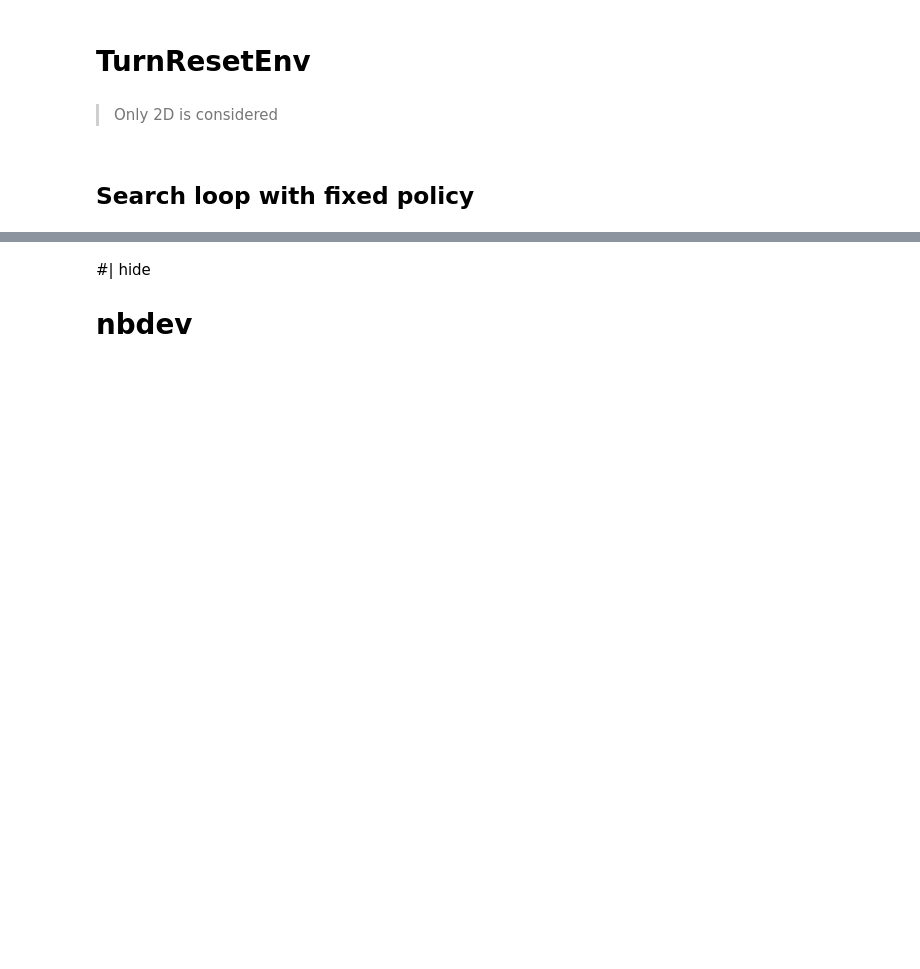
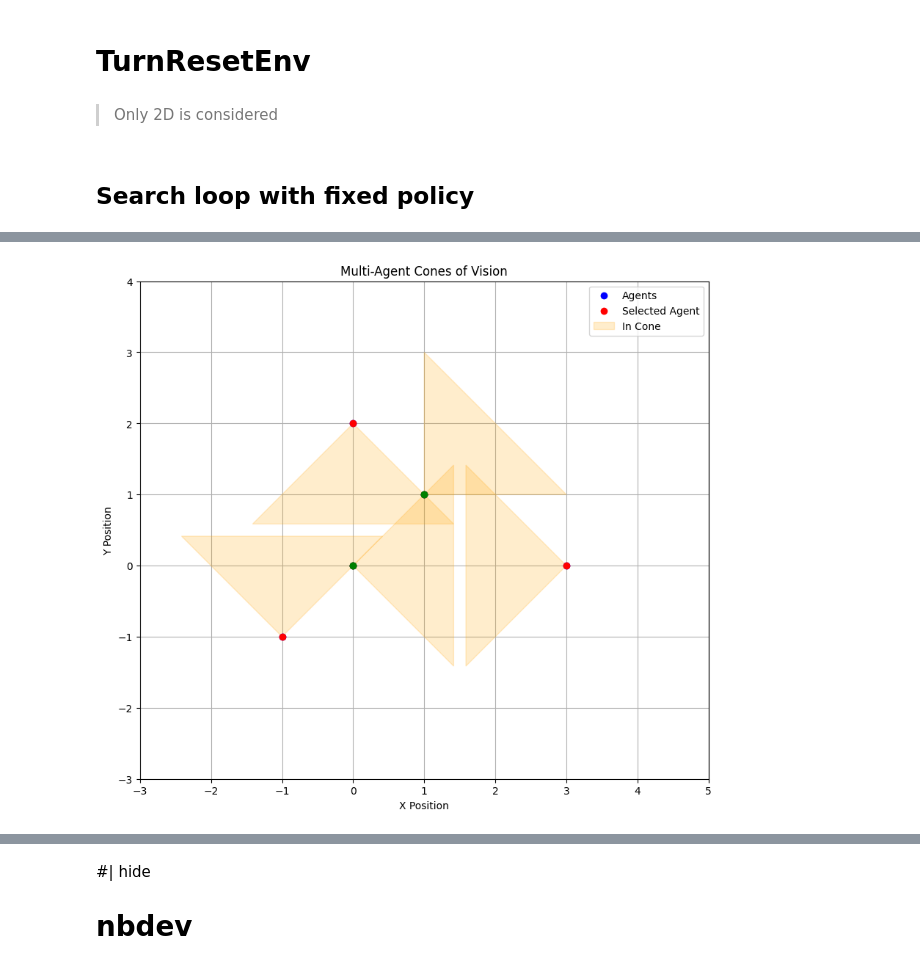
Before and after one commit to gorkamunoz/rl_opts, a Jupyter notebook: nbs/lib_nbs/11_environments_numba.ipynb, the cells around one changed output, grey strips where cells are left out. Cells and saved outputs as stored; diff of their text form; code cells hidden in the pictures; blank space fills up the shorter version.

```diff
--- a/nbs/lib_nbs/11_environments_numba.ipynb
+++ b/nbs/lib_nbs/11_environments_numba.ipynb
@@ -558,0 +794,8 @@ def search_loop_turn_reset_sharp(T, reset, turn, env):
+# %%
+# Example data
+positions = np.random.rand(15, 2)  # N=4 agents
+target_positions = np.random.rand(10, 2)  # M=3 targets
+r = 0.5  # Radii for each target
+
+agent_to_target = check_collective_encounter(positions, target_positions, r)
+print("Agent to Target Assignment:", agent_to_target)
@@ -558,0 +858,8 @@ def search_loop_turn_reset_sharp(T, reset, turn, env):
+# %%
+positions = np.array([[0, 0], [1, 1], [3, 0], [0, 2], [-1, -1]])
+directions = np.array([0, np.pi/4, np.pi, -np.pi/2, np.pi/2])  # Directions for each agent
+k = 2.0
+theta = np.pi / 2  # 90 degrees
+
+result, _ = multi_agents_in_cone(positions, directions, k, theta)
+print("Number of agents in the cone for each agent:", result)
@@ -558,0 +868,71 @@ def search_loop_turn_reset_sharp(T, reset, turn, env):
+# %%
+import matplotlib.pyplot as plt
+import numpy as np
+
+def plot_multi_agents_in_cone(positions, directions, k, theta):
+    """
+    Visual test for the multi_agents_in_cone function. Plots the agents, their cones of vision, and highlights agents in each cone.
+
+    Parameters:
+    - positions: np.ndarray of shape (num_agents, 2), positions of all agents.
+    - directions: np.ndarray of shape (num_agents,), directions of all agents in radians.
+    - k: float, visual length of the cone.
+    - theta: float, visual angle of the cone in radians.
+    """
+    num_agents = positions.shape[0]
+
+    # Create the plot
+    plt.figure(figsize=(10, 10))
+    plt.scatter(positions[:, 0], positions[:, 1], label="Agents", color="blue", zorder=5)
+
+    for i in range(num_agents):
+        agent_pos = positions[i]
+        agent_dir = directions[i]
+
+        # Highlight the current agent
+        plt.scatter(agent_pos[0], agent_pos[1], color="red", zorder=6)
+
+        # Draw the cone for the current agent
+        cone_left = agent_dir - theta / 2
+        cone_right = agent_dir + theta / 2
+        cone_x = [agent_pos[0], agent_pos[0] + k * np.cos(cone_left), agent_pos[0] + k * np.cos(cone_right)]
+        cone_y = [agent_pos[1], agent_pos[1] + k * np.sin(cone_left), agent_pos[1] + k * np.sin(cone_right)]
+        plt.fill(cone_x, cone_y, color="orange", alpha=0.2, zorder=4)
+
+        # Check which agents are in the cone
+        for j in range(num_agents):
+            if i == j:
+                continue
+
+            # Compute the relative position
+            relative_pos = positions[j] - agent_pos
+            distance = np.sqrt(relative_pos[0]**2 + relative_pos[1]**2)
+
+            if distance <= k:
+                angle = np.arctan2(relative_pos[1], relative_pos[0])
+                angle_diff = np.abs((angle - agent_dir + np.pi) % (2 * np.pi) - np.pi)
+
+                if angle_diff <= theta / 2:
+                    # Highlight agents in the cone
+                    plt.scatter(positions[j, 0], positions[j, 1], color="green", zorder=7)
+
+    # Set plot limits and labels
+    plt.xlim(positions[:, 0].min() - k, positions[:, 0].max() + k)
+    plt.ylim(positions[:, 1].min() - k, positions[:, 1].max() + k)
+    plt.gca().set_aspect('equal', adjustable='box')
+    plt.legend(["Agents", "Selected Agent", "In Cone"])
+    plt.title("Multi-Agent Cones of Vision")
+    plt.xlabel("X Position")
+    plt.ylabel("Y Position")
+    plt.grid()
+    plt.show()
+
+# Example usage
+# positions = np.array([[0, 0], [1, 1], [2.2, 0], [0, 2], [-1, -1]])
+# directions = np.array([0, np.pi/4, np.pi, -np.pi/2, np.pi/2])  # Directions for each agent
+# k = 2.0
+# theta = np.pi / 2  # 90 degrees
+
+plot_multi_agents_in_cone(positions, directions, k, theta)
+# %% [output]
+[figure, added]
```
Also changed, not shown: parts of 25 cells of this notebook, 9 other files.
